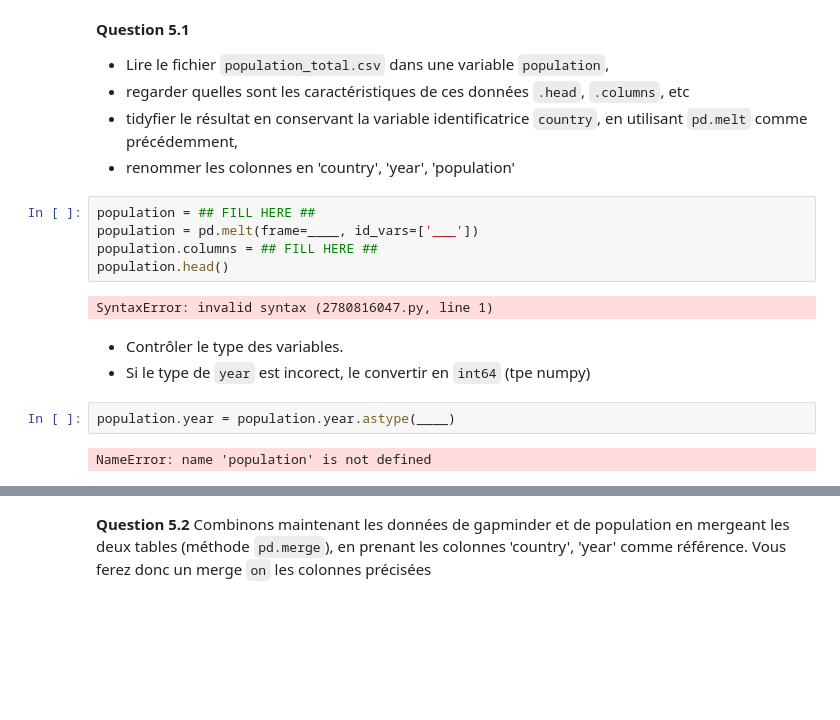
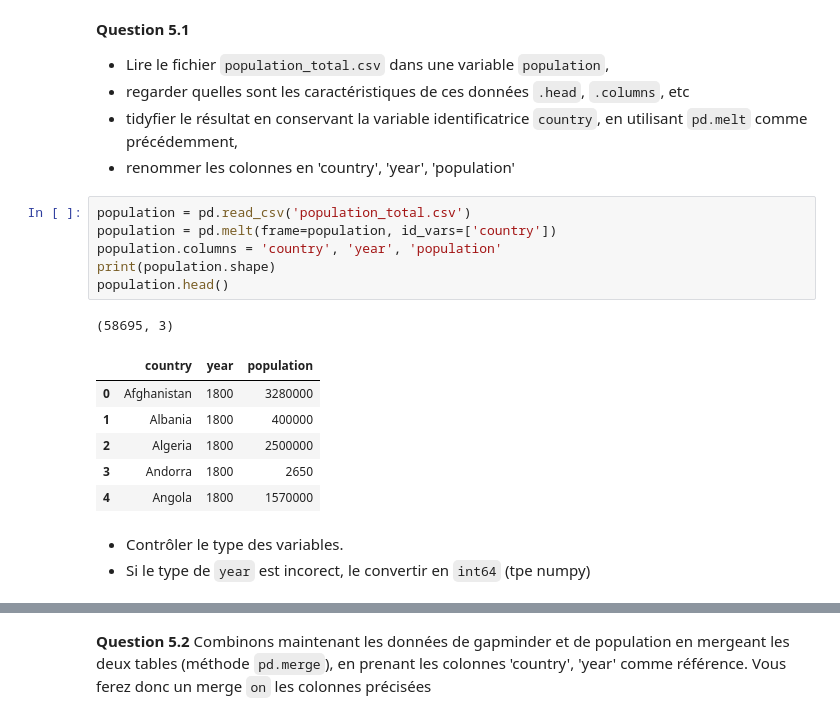
Before and after one commit to Aubert-Antoine/EL_3019-Data_Sciences, a Jupyter notebook: TP1 gapminder Life Expectancy/TP0_DS_gapminder_sujet.ipynb, the cells around one changed output, grey strips where cells are left out. Cells and saved outputs as stored; diff of their text form; blank space fills up the shorter version.

```diff
--- a/TP1 gapminder Life Expectancy/TP0_DS_gapminder_sujet.ipynb
+++ b/TP1 gapminder Life Expectancy/TP0_DS_gapminder_sujet.ipynb
@@ -435,16 +435,19 @@ On va essayer de faire mieux, ou au moins plus scientifique. Pour cela on peut c
 - tidyfier le résultat en conservant la variable identificatrice `country`, en utilisant `pd.melt` comme précédemment,
 - renommer les colonnes en 'country', 'year', 'population'
 # %%
-population = ## FILL HERE ##
-population = pd.melt(frame=____, id_vars=['___'])
-population.columns = ## FILL HERE ##
+population = pd.read_csv('population_total.csv')
+population = pd.melt(frame=population, id_vars=['country'])
+population.columns = 'country', 'year', 'population'
+print(population.shape)
 population.head()
 # %% [output]
-SyntaxError: invalid syntax (2780816047.py, line 1)
+(58695, 3)
+|  | country | year | population |
+| 0 | Afghanistan | 1800 | 3280000 |
+| 1 | Albania | 1800 | 400000 |
+| 2 | Algeria | 1800 | 2500000 |
+| 3 | Andorra | 1800 | 2650 |
+| 4 | Angola | 1800 | 1570000 |
 # %% [markdown]
 - Contrôler le type des variables.
 - Si le type de `year` est incorect, le convertir en `int64` (tpe numpy)
-# %%
-population.year = population.year.astype(____)
-# %% [output]
-NameError: name 'population' is not defined
```
Also changed, not shown: parts of 7 cells of this notebook.
